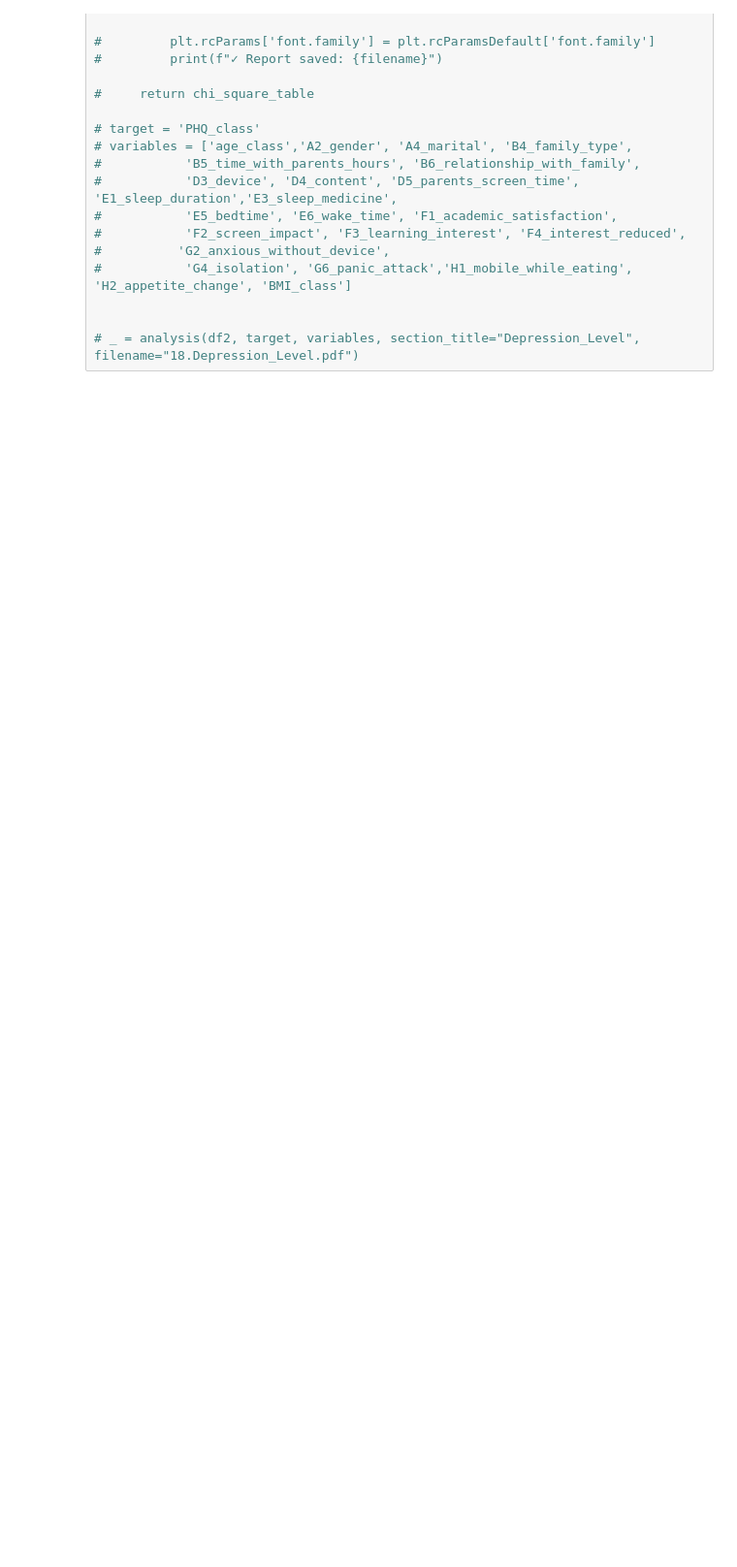
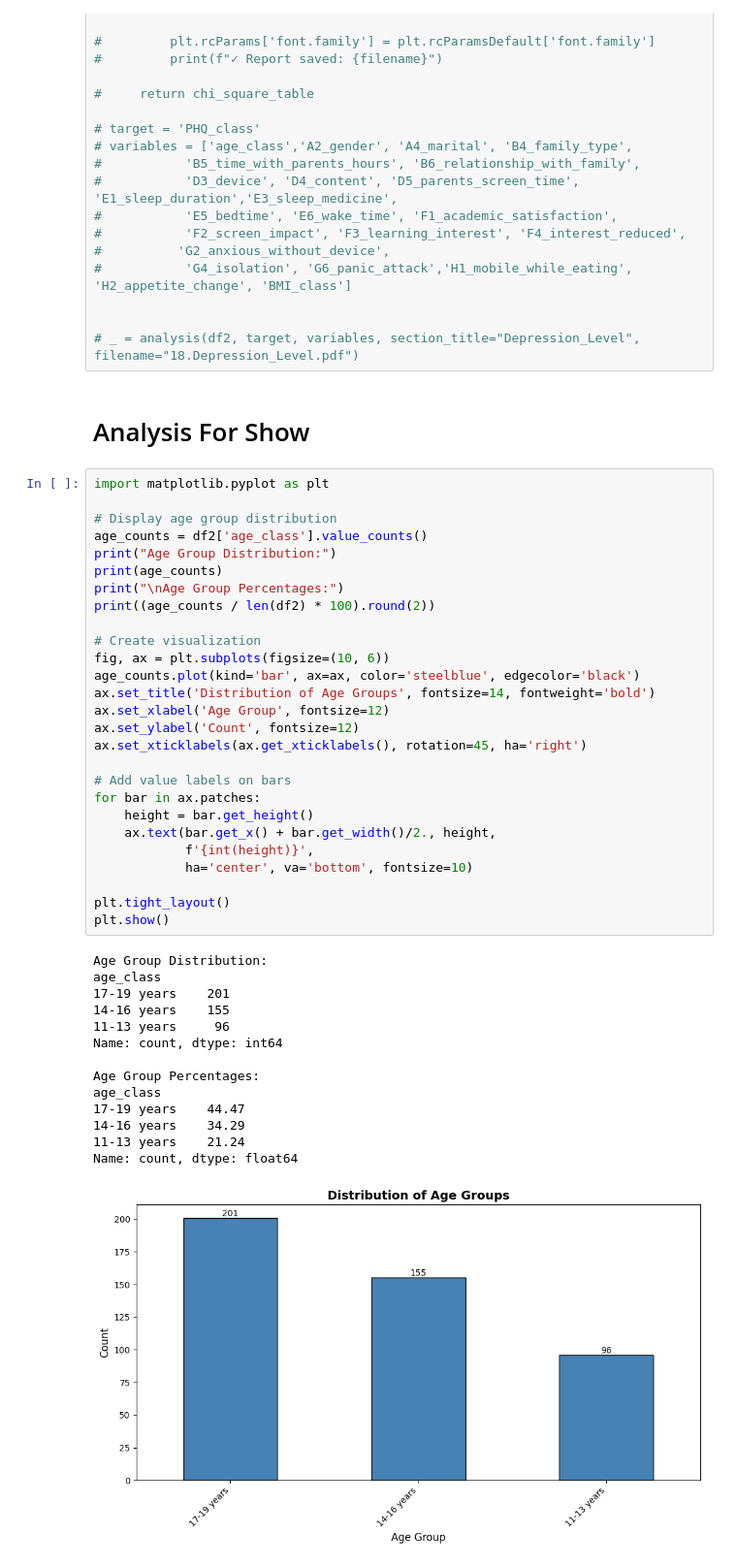
Before and after one commit to arshadziban/team_insightify, a Jupyter notebook: thesis_25.ipynb, the cells around one changed output. Shown at 97% size. Cells and saved outputs as stored; diff of their text form; blank space fills up the shorter version.

```diff
--- a/thesis_25.ipynb
+++ b/thesis_25.ipynb
@@ -992,3 +980,47 @@ _repr_html_ type: <class 'str'> len: 164237
 
 
 # _ = analysis(df2, target, variables, section_title="Depression_Level", filename="18.Depression_Level.pdf")
+# %% [markdown]
+# Analysis For Show
+# %%
+import matplotlib.pyplot as plt
+
+# Display age group distribution
+age_counts = df2['age_class'].value_counts()
+print("Age Group Distribution:")
+print(age_counts)
+print("\nAge Group Percentages:")
+print((age_counts / len(df2) * 100).round(2))
+
+# Create visualization
+fig, ax = plt.subplots(figsize=(10, 6))
+age_counts.plot(kind='bar', ax=ax, color='steelblue', edgecolor='black')
+ax.set_title('Distribution of Age Groups', fontsize=14, fontweight='bold')
+ax.set_xlabel('Age Group', fontsize=12)
+ax.set_ylabel('Count', fontsize=12)
+ax.set_xticklabels(ax.get_xticklabels(), rotation=45, ha='right')
+
+# Add value labels on bars
+for bar in ax.patches:
+    height = bar.get_height()
+    ax.text(bar.get_x() + bar.get_width()/2., height,
+            f'{int(height)}',
+            ha='center', va='bottom', fontsize=10)
+
+plt.tight_layout()
+plt.show()
+# %% [output]
+Age Group Distribution:
+age_class
+17-19 years    201
+14-16 years    155
+11-13 years     96
+Name: count, dtype: int64
+
+Age Group Percentages:
+age_class
+17-19 years    44.47
+14-16 years    34.29
+11-13 years    21.24
+Name: count, dtype: float64
+[figure, added]
```
Also changed, not shown: parts of 4 cells of this notebook.
